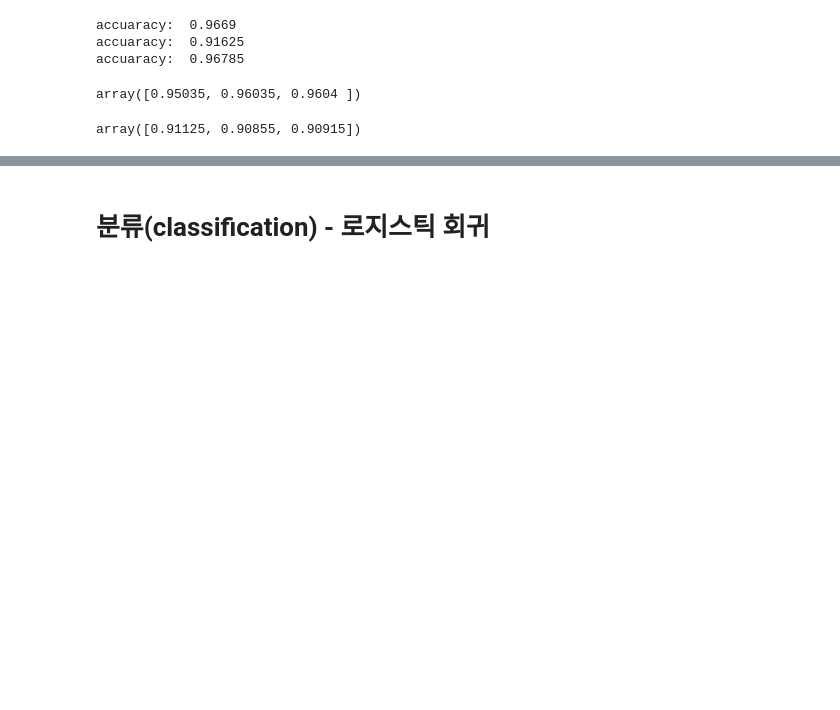
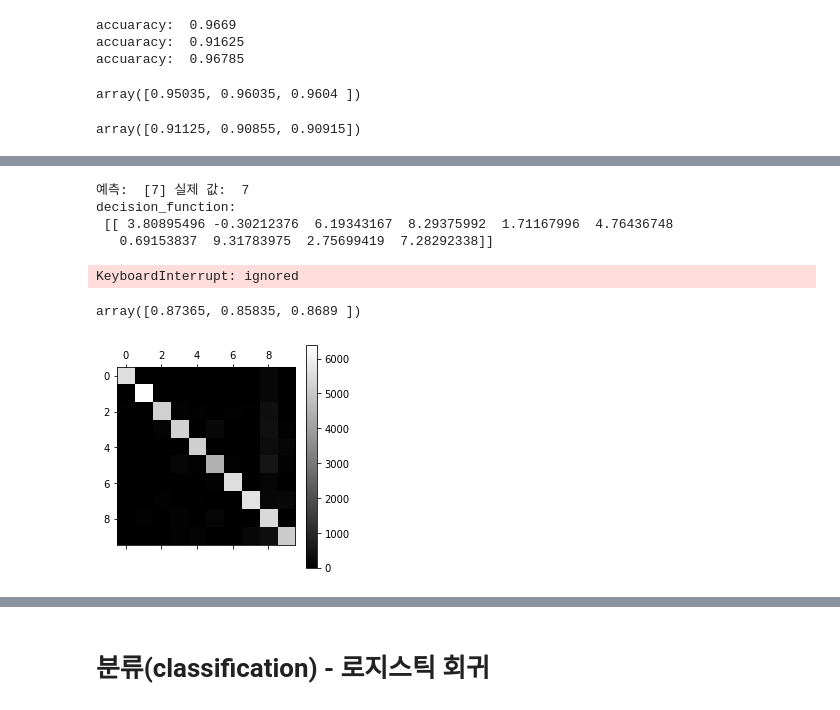
Before and after one commit to jerry-ryu/ML_beginning, a Jupyter notebook: 3.Classification.ipynb, the cells around one changed output, grey strips where cells are left out. Drawn from its saved outputs; the diff is of its cells as text; code cells hidden in the pictures; blank space fills up the shorter version.

```diff
--- a/3.Classification.ipynb
+++ b/3.Classification.ipynb
@@ -655,0 +777,40 @@ array([0.91125, 0.90855, 0.90915])
+# %%
+# svc(support vector classifier)로 다중 예측 / 평가
+from sklearn.svm import SVC
+svm_clf = SVC()
+svm_clf.fit(X_train, y_train)
+print("예측: ",svm_clf.predict(X_test.iloc[0,:].values.reshape(1,-1)), "실제 값: ", y_test.iloc[0])
+print("decision_function: \n", svm_clf.decision_function(X_test.iloc[0,:].values.reshape(1,-1)))
+# SVC는 decision_function의 개수가 10개이므로 OvO를 사용하여서 학습하였음
+# %% [output]
+예측:  [7] 실제 값:  7
+decision_function:
+ [[ 3.80895496 -0.30212376  6.19343167  8.29375992  1.71167996  4.76436748
+   0.69153837  9.31783975  2.75699419  7.28292338]]
+# %%
+# OneVsRestClassifier
+from sklearn.multiclass import OneVsRestClassifier
+ovr_clf = OneVsRestClassifier(SVC())
+ovr_clf.fit(X_train, y_train)
+print("예측: ",ovr_clf.predict(X_test.iloc[0,:].values.reshape(1,-1)), "실제 값: ", y_test.iloc[0])
+# %% [output]
+KeyboardInterrupt: ignored
+# %%
+# SGDClassifier로 다중 분류하기
+cross_val_score(sgd_clf, X_train, y_train, cv = 3, scoring = "accuracy")
+# %% [output]
+array([0.87365, 0.85835, 0.8689 ])
+# %%
+# 입력 스케일 조정
+from sklearn.preprocessing import StandardScaler
+scaler = StandardScaler()
+X_train_scaled = scaler.fit_transform(X_train.astype(np.float64))
+
+# 스케일 조정한 데이터 값으로 다중 분류, SGDClassifier
+y_train_pred = cross_val_predict(sgd_clf,X_train_scaled, y_train, cv = 3)
+conf_mx = confusion_matrix(y_train, y_train_pred) # 혼동행렬
+plt.matshow(conf_mx, cmap = plt.cm.gray) # 혼동행렬 시각화
+plt.colorbar()
+plt.show()
+# %% [output]
+[figure, added]
```
Also changed, not shown: parts of 31 cells of this notebook.
